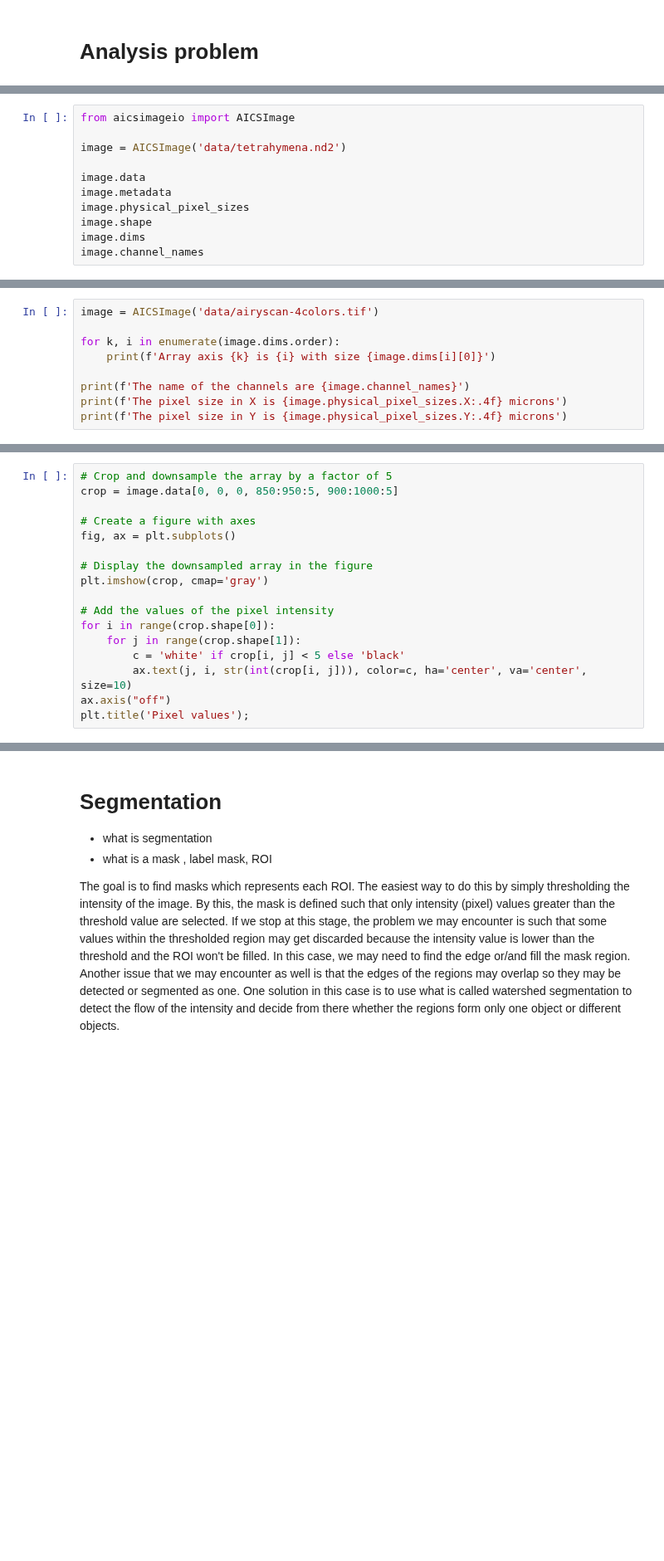
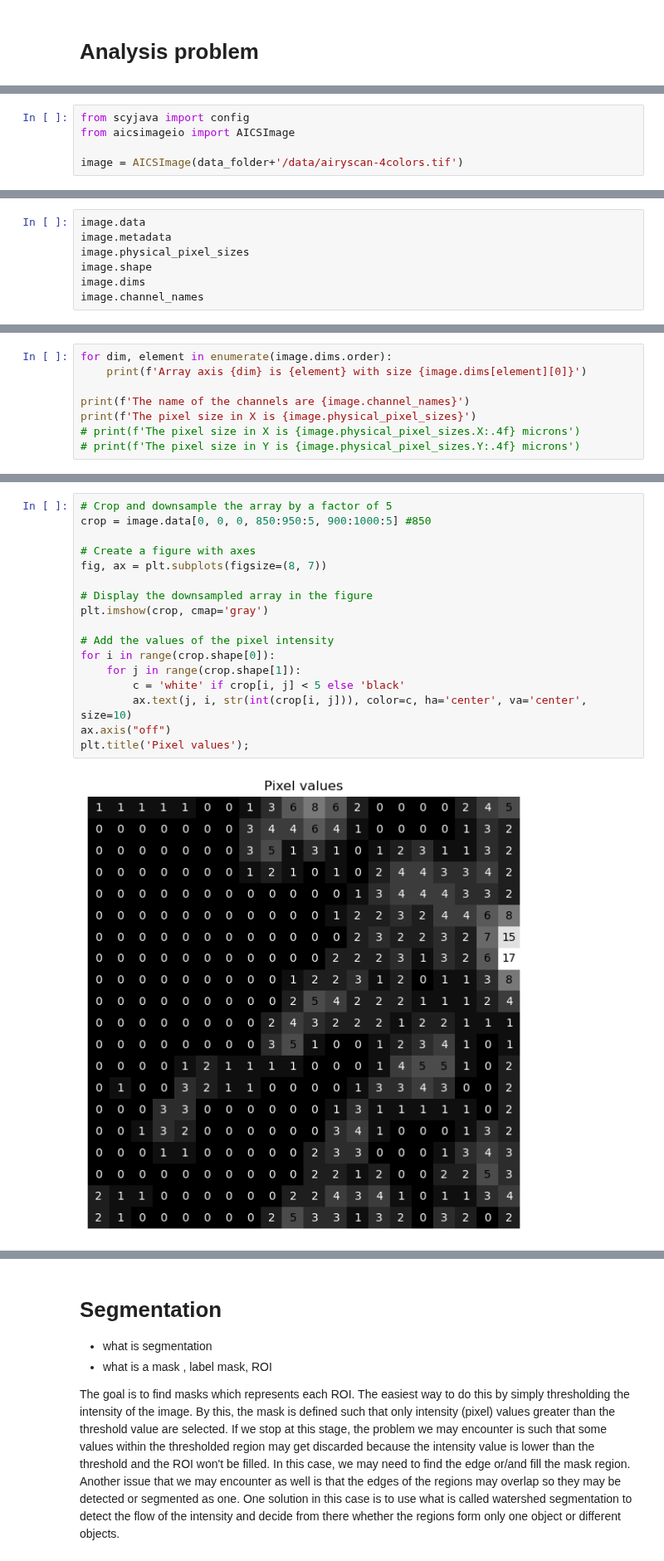
Before and after one commit to u-schulze/Python-course, a Jupyter notebook: Course-main.ipynb, the cells around one changed output, grey strips where cells are left out. Shown at 83% size. Cells and saved outputs as stored; diff of their text form; blank space fills up the shorter version.

```diff
--- a/Course-main.ipynb
+++ b/Course-main.ipynb
@@ -86,0 +96,5 @@ Load the image with its metadata in this next cell by replacing the image path d
+# %%
+from scyjava import config
+from aicsimageio import AICSImage
+
+image = AICSImage(data_folder+'/data/airyscan-4colors.tif')
@@ -87,8 +109,4 @@ Load the image with its metadata in this next cell by replacing the image path d
 # %%
-from aicsimageio import AICSImage
-
-image = AICSImage('data/tetrahymena.nd2')
-
 image.data
 image.metadata
 image.physical_pixel_sizes
@@ -107,9 +126,8 @@ Let's load the data we'll use along this lession:
 # %%
-image = AICSImage('data/airyscan-4colors.tif')
-
-for k, i in enumerate(image.dims.order):
-    print(f'Array axis {k} is {i} with size {image.dims[i][0]}')
+for dim, element in enumerate(image.dims.order):
+    print(f'Array axis {dim} is {element} with size {image.dims[element][0]}')
 
 print(f'The name of the channels are {image.channel_names}')
-print(f'The pixel size in X is {image.physical_pixel_sizes.X:.4f} microns')
-print(f'The pixel size in Y is {image.physical_pixel_sizes.Y:.4f} microns')
+print(f'The pixel size in X is {image.physical_pixel_sizes}')
+# print(f'The pixel size in X is {image.physical_pixel_sizes.X:.4f} microns')
+# print(f'The pixel size in Y is {image.physical_pixel_sizes.Y:.4f} microns')
@@ -155,20 +201,22 @@ An image is a multi-dimensional array of pixels.
 # %%
 # Crop and downsample the array by a factor of 5
-crop = image.data[0, 0, 0, 850:950:5, 900:1000:5]
+crop = image.data[0, 0, 0, 850:950:5, 900:1000:5] #850
 
 # Create a figure with axes
-fig, ax = plt.subplots()
+fig, ax = plt.subplots(figsize=(8, 7))
 
 # Display the downsampled array in the figure
 plt.imshow(crop, cmap='gray')
 
 # Add the values of the pixel intensity
 for i in range(crop.shape[0]):
     for j in range(crop.shape[1]):
         c = 'white' if crop[i, j] < 5 else 'black'
         ax.text(j, i, str(int(crop[i, j])), color=c, ha='center', va='center', size=10)
 ax.axis("off")
 plt.title('Pixel values');
+# %% [output]
+[figure, added]
 # %% [markdown]
 # Image Filtering and Noise
 
```
Also changed, not shown: parts of 34 cells of this notebook.
